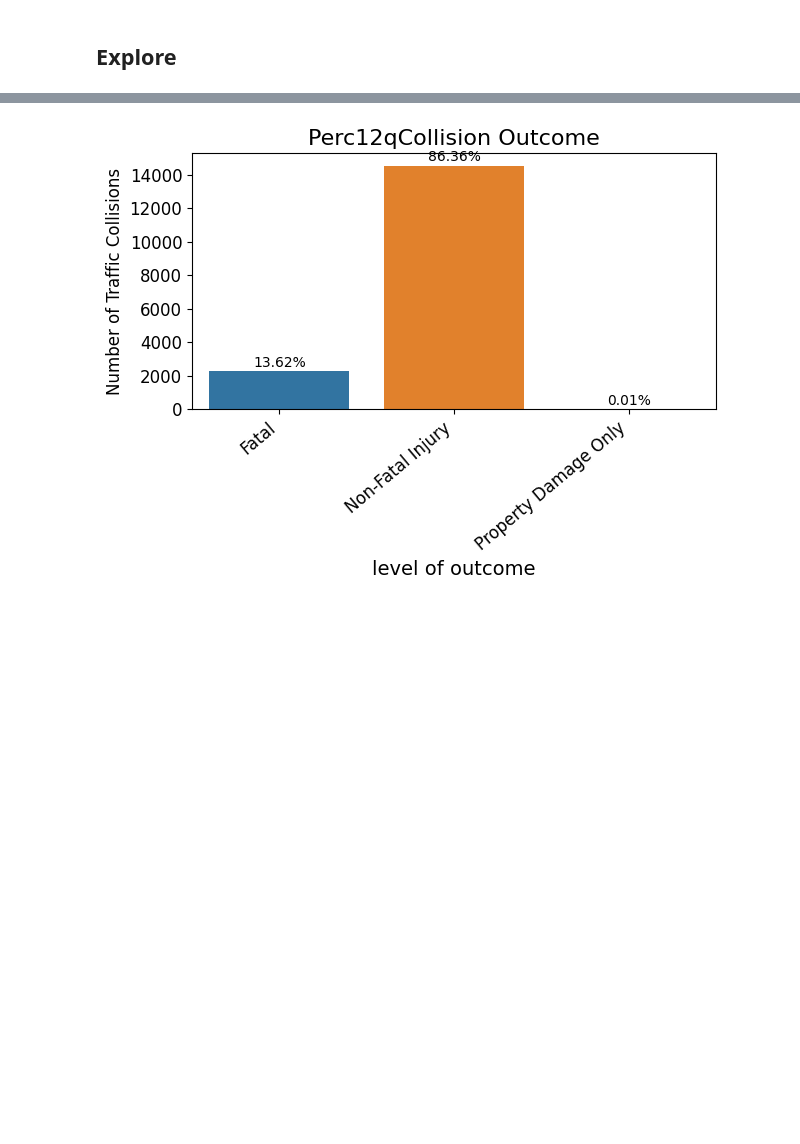
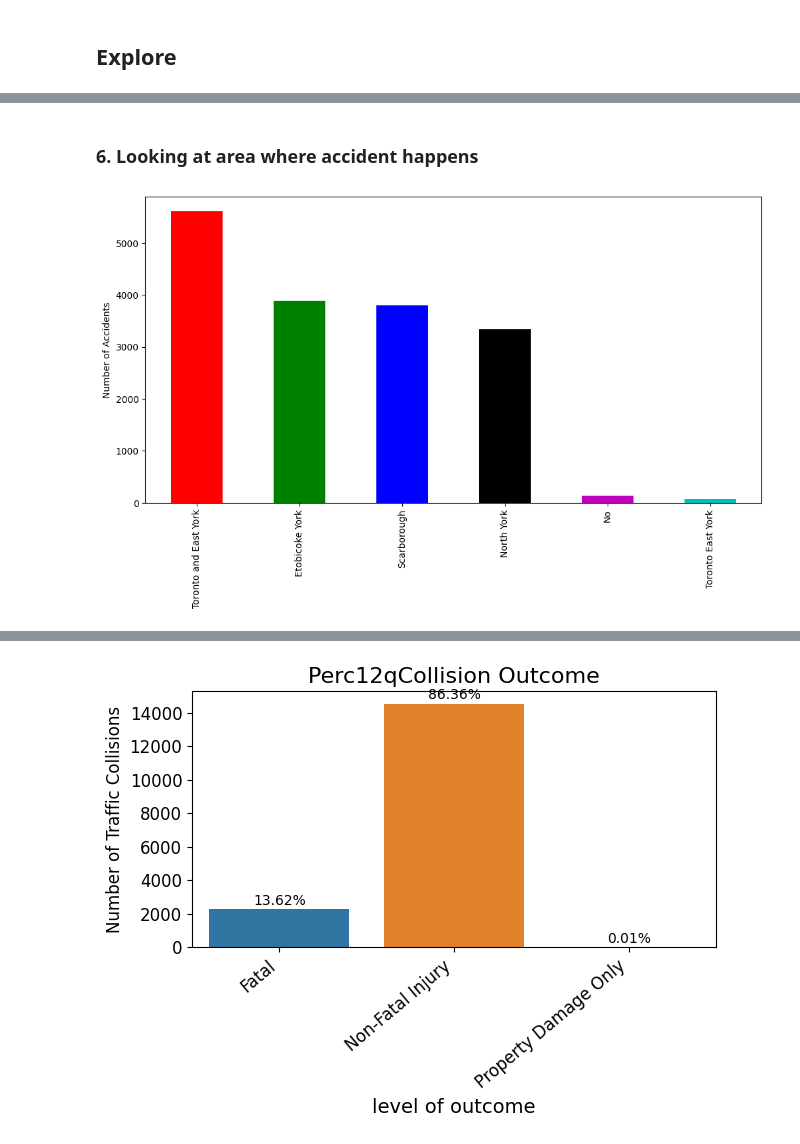
Before and after one commit to KingSolDot/Traffic_Collision_Outcome_Prediciton, a Jupyter notebook: traffic_collision_outcome_prediction.ipynb, the cells around one changed output, grey strips where cells are left out. Drawn from its saved outputs; the diff is of its cells as text; code cells hidden in the pictures; blank space fills up the shorter version.

```diff
--- a/traffic_collision_outcome_prediction.ipynb
+++ b/traffic_collision_outcome_prediction.ipynb
@@ -99,0 +177,10 @@ df.head().transpose()
+# %% [markdown]
+### 6. Looking at area where accident happens
+# %%
+Region_df = df['DISTRICT'].value_counts()
+plt.figure(figsize=(12,6))
+plt.ylabel('Number of Accidents')
+Region_df.plot(kind='bar',color=list('rgbkmc') )
+plt.show()
+# %% [output]
+[figure, added]
```
Also changed, not shown: parts of 24 cells of this notebook.
